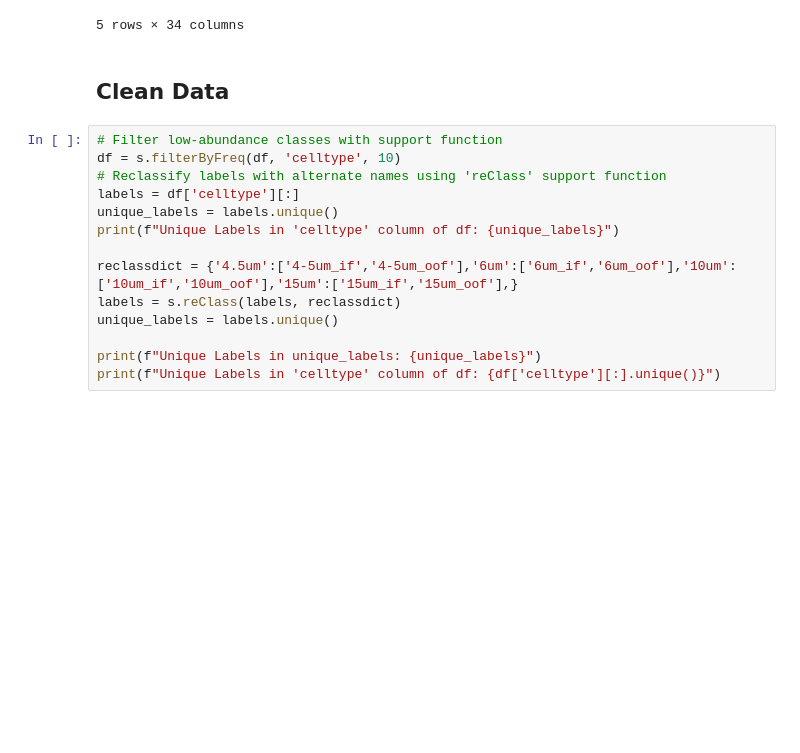
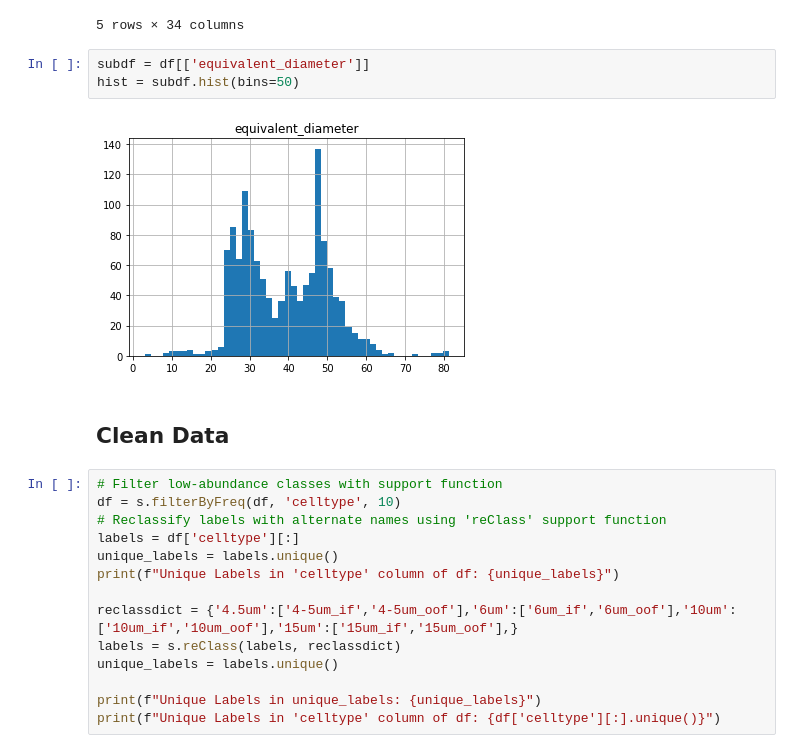
Before and after one commit to bengincley/pintolab_ml_workshop, a Jupyter notebook: ml_workshop_notebook.ipynb, the cells around one changed output. Drawn from its saved outputs; the diff is of its cells as text; blank space fills up the shorter version.

Commit message:
add early data histogram

```diff
--- a/ml_workshop_notebook.ipynb
+++ b/ml_workshop_notebook.ipynb
@@ -73,6 +73,11 @@ df.head(5)
 | 3 | 592 | 841 | 648 | 0.913580 | 99.083261 | 1 | 39.694257 | 40.319257 | ... |
 | 4 | 518 | 702 | 544 | 0.952206 | 86.426407 | 1 | 39.741313 | 40.162162 | ... |
 5 rows × 34 columns
+# %%
+subdf = df[['equivalent_diameter']]
+hist = subdf.hist(bins=50)
+# %% [output]
+[figure, added]
 # %% [markdown]
 ## Clean Data
 # %%
```
Also changed, not shown: parts of 1 cell of this notebook.
